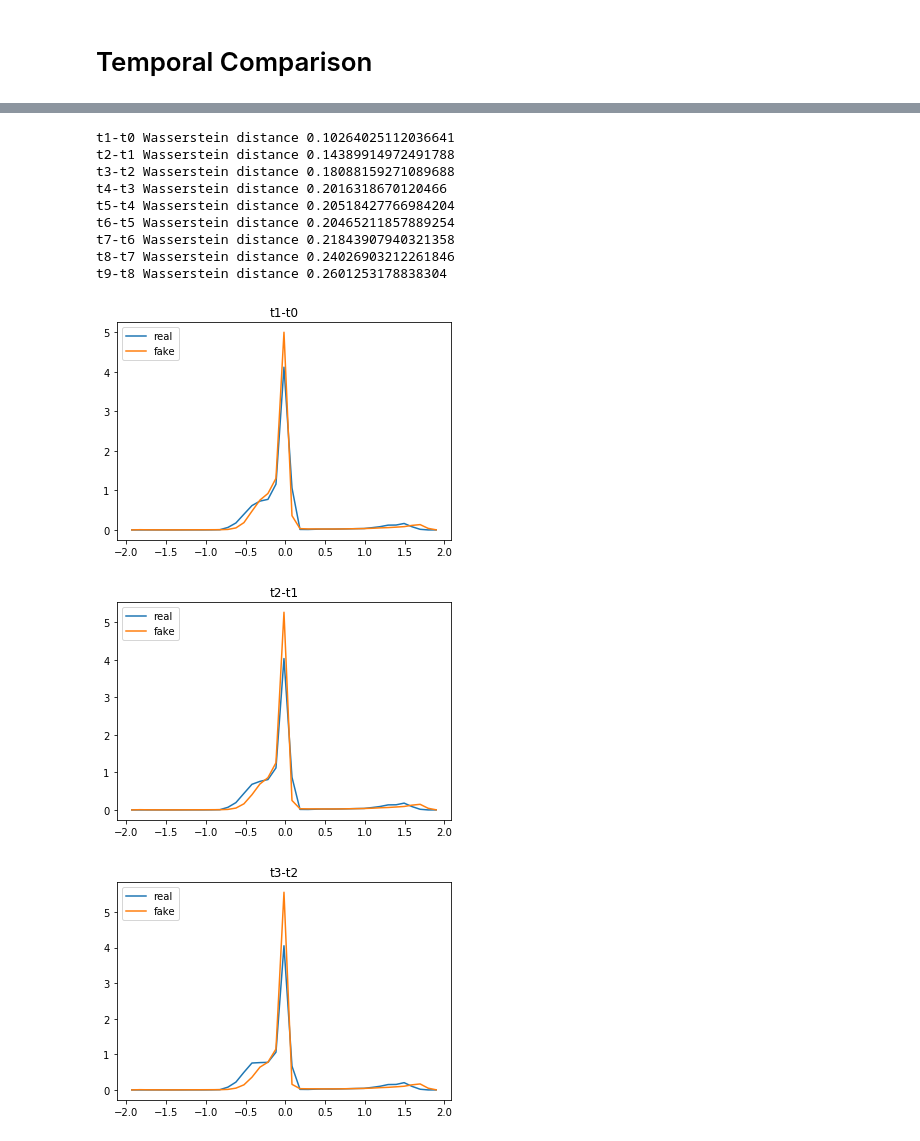
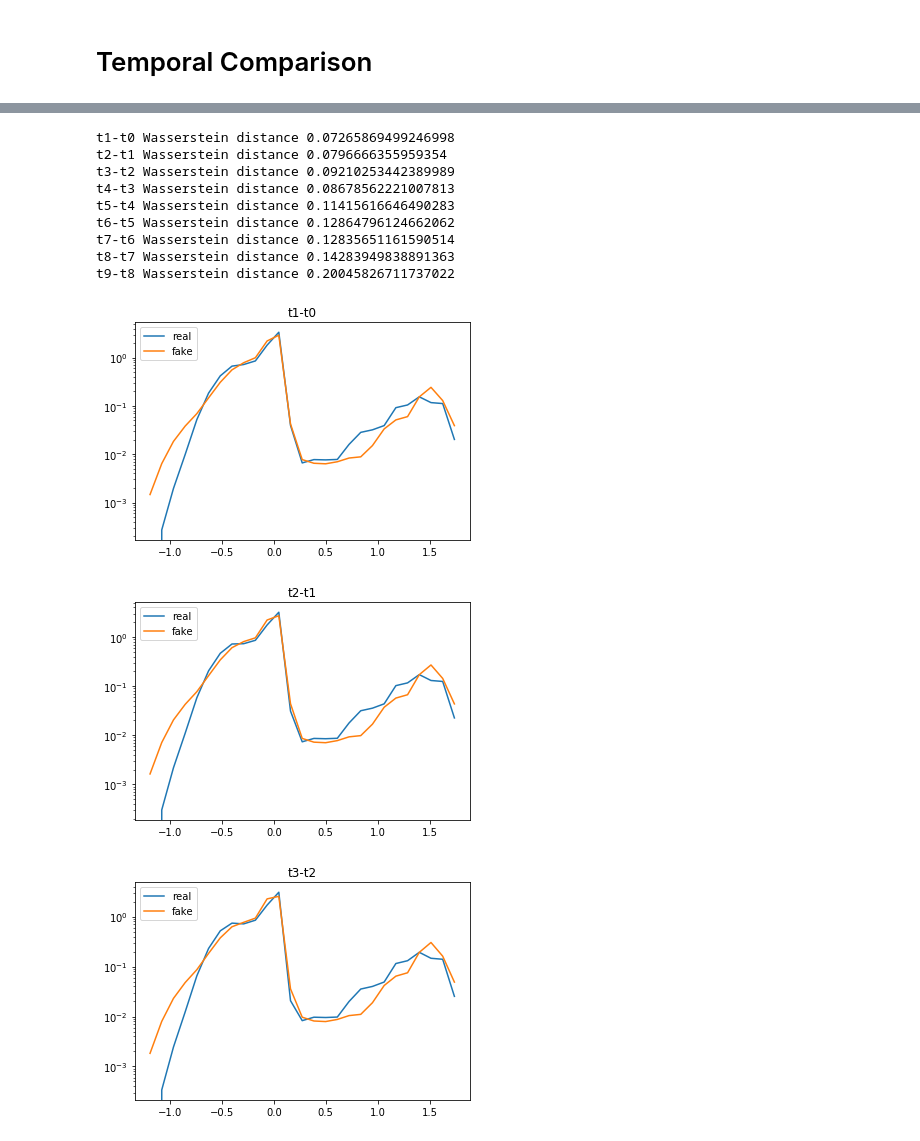
Before and after one commit to nperraud/darkmattergan, a Jupyter notebook: JR_Scripts/model_viewer_4ta.ipynb, the cells around one changed output, grey strips where cells are left out. Drawn from its saved outputs; the diff is of its cells as text; code cells hidden in the pictures.

```diff
--- a/JR_Scripts/model_viewer_4ta.ipynb
+++ b/JR_Scripts/model_viewer_4ta.ipynb
@@ -332,24 +334,25 @@ for i in range(10-1):
 # %%
 for t in range(10-1):
     plt.figure()
     plt.title("t{}-t{}".format(t+1, t))
+    hist_df, bins = np.histogram(diffs_f[t:10:], density=True, bins='doane')
     hist_dr, _ = np.histogram(diffs_r[t:10:], density=True, bins=bins)
-    hist_df, _ = np.histogram(diffs_f[t:10:], density=True, bins=bins)
     x = (bins[1:] + bins[:-1]) / 2
     print("t{}-t{} Wasserstein distance {}".format(t+1,t,wasserstein_distance(hist_df, hist_dr,x)))
     plt.plot(x, hist_dr, '-', label="real")
     plt.plot(x, hist_df, '-', label="fake")
+    plt.yscale("log")
     plt.legend(loc=2)
 # %% [output]
-t1-t0 Wasserstein distance 0.10264025112036641
-t2-t1 Wasserstein distance 0.14389914972491788
-t3-t2 Wasserstein distance 0.18088159271089688
-t4-t3 Wasserstein distance 0.2016318670120466
-t5-t4 Wasserstein distance 0.20518427766984204
-t6-t5 Wasserstein distance 0.20465211857889254
-t7-t6 Wasserstein distance 0.21843907940321358
-t8-t7 Wasserstein distance 0.24026903212261846
-t9-t8 Wasserstein distance 0.2601253178838304
+t1-t0 Wasserstein distance 0.07265869499246998
+t2-t1 Wasserstein distance 0.0796666355959354
+t3-t2 Wasserstein distance 0.09210253442389989
+t4-t3 Wasserstein distance 0.08678562221007813
+t5-t4 Wasserstein distance 0.11415616646490283
+t6-t5 Wasserstein distance 0.12864796124662062
+t7-t6 Wasserstein distance 0.12835651161590514
+t8-t7 Wasserstein distance 0.14283949838891363
+t9-t8 Wasserstein distance 0.20045826711737022
-[figure, old version]
+[figure, new version]
-[figure, old version]
+[figure, new version]
-[figure, old version]
+[figure, new version]
```
Also changed, not shown: parts of 7 cells of this notebook.
